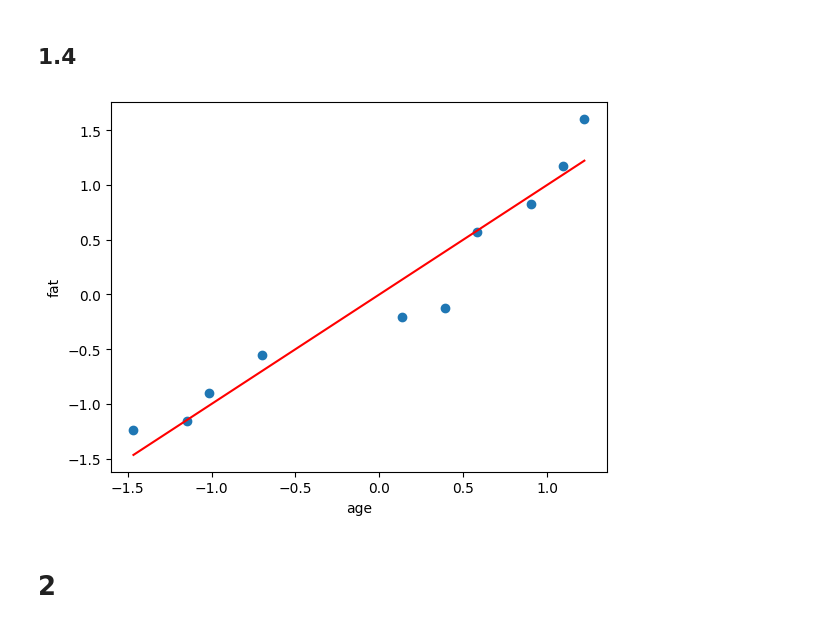
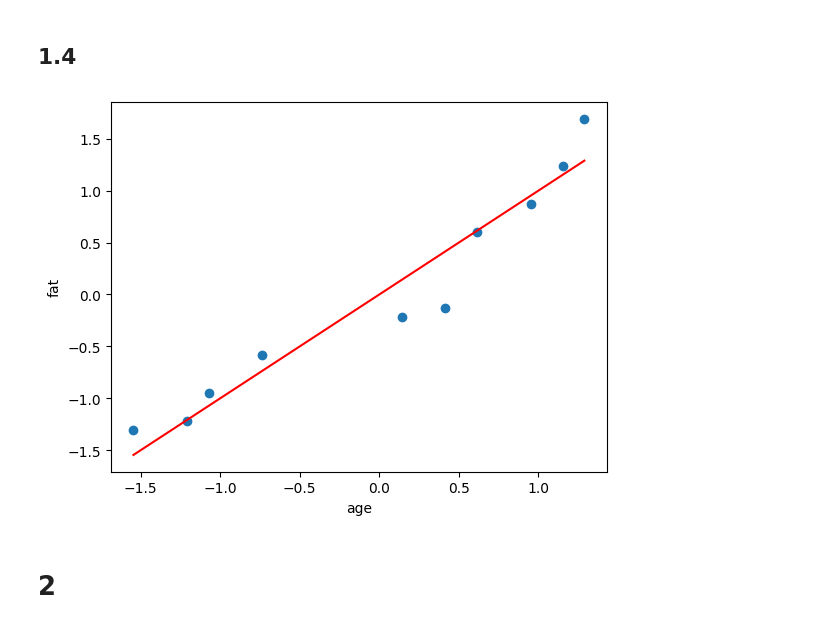
Before and after one commit to asdfrt159/DataScientist, a Jupyter notebook: Preprocessing/preprocess_hw1.ipynb, the cells around one changed output. Cells and saved outputs as stored; diff of their text form; code cells hidden in the pictures.

```diff
--- a/Preprocessing/preprocess_hw1.ipynb
+++ b/Preprocessing/preprocess_hw1.ipynb
@@ -11,6 +11,9 @@ import matplotlib.pyplot as plt
 age = [20,25,27,32,45,49,52,57,60,62]
 fat = [7,8,11,20,15,35,40,28,31,19]
 df = pd.DataFrame({'age' : age,'fat' : fat})
+arr = df.values[:,:]
+age = arr[:,0]
+fat = arr[:,1]
 # %% [markdown]
 ## 1.1
 # %%
@@ -46,17 +49,17 @@ plt.show()
 # %% [markdown]
 ## 1.4
 # %%
-age = np.sort((df.age - df.age.mean())/df.age.std())
-fat = np.sort((df.fat - df.fat.mean())/df.fat.std())
+age = np.sort((age - np.mean(age))/np.std(age))
+fat = np.sort((fat - np.mean(fat))/np.std(fat))
 
 line = np.linspace(age.min(), age.max(), 50)
 plt.plot(line, line, c = 'r')
 plt.scatter(age,fat)
 plt.xlabel('age')
 plt.ylabel('fat')
 plt.show()
 # %% [output]
-[figure, old version]
+[figure, new version]
 # %% [markdown]
 # 2
 # %% [markdown]
```
Also changed, not shown: parts of 3 cells of this notebook.
